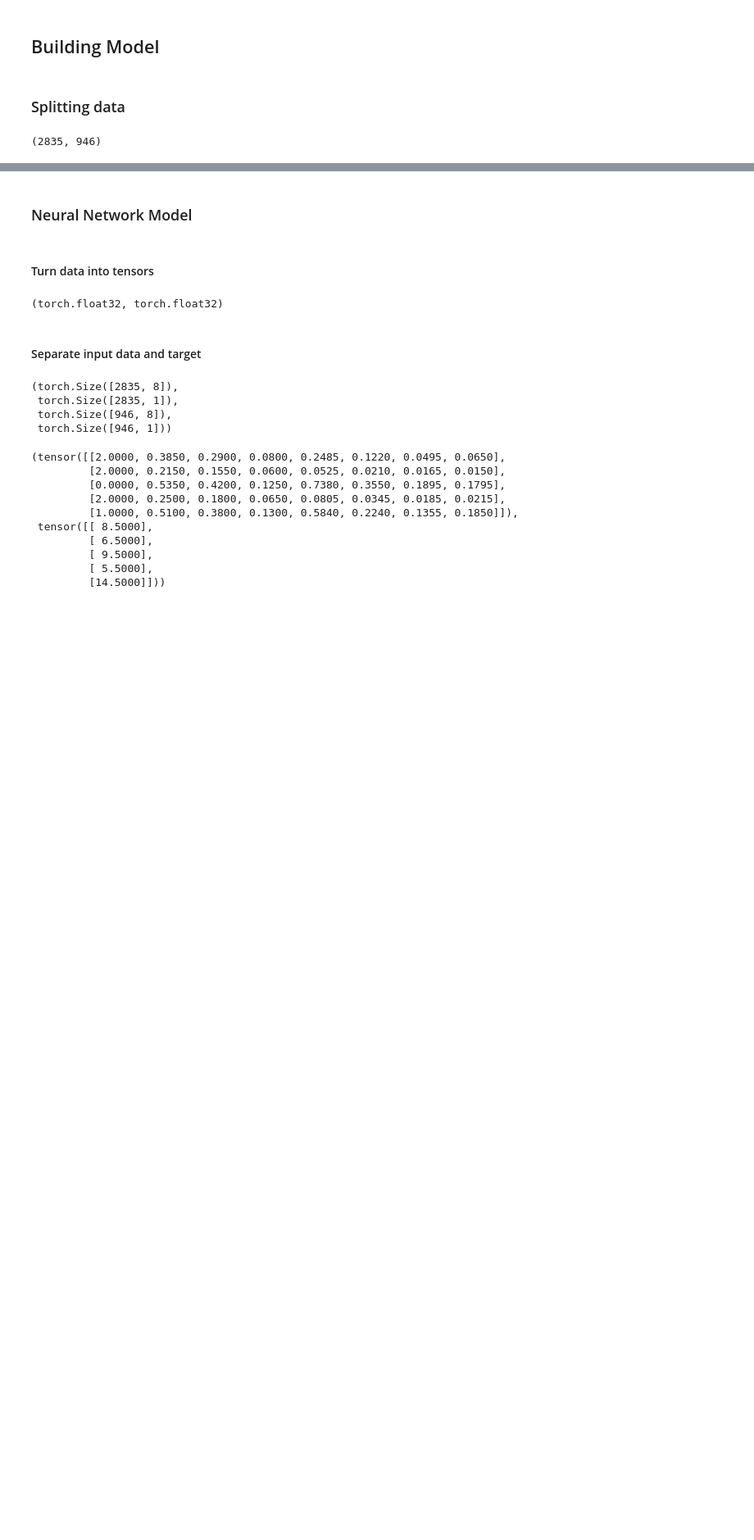
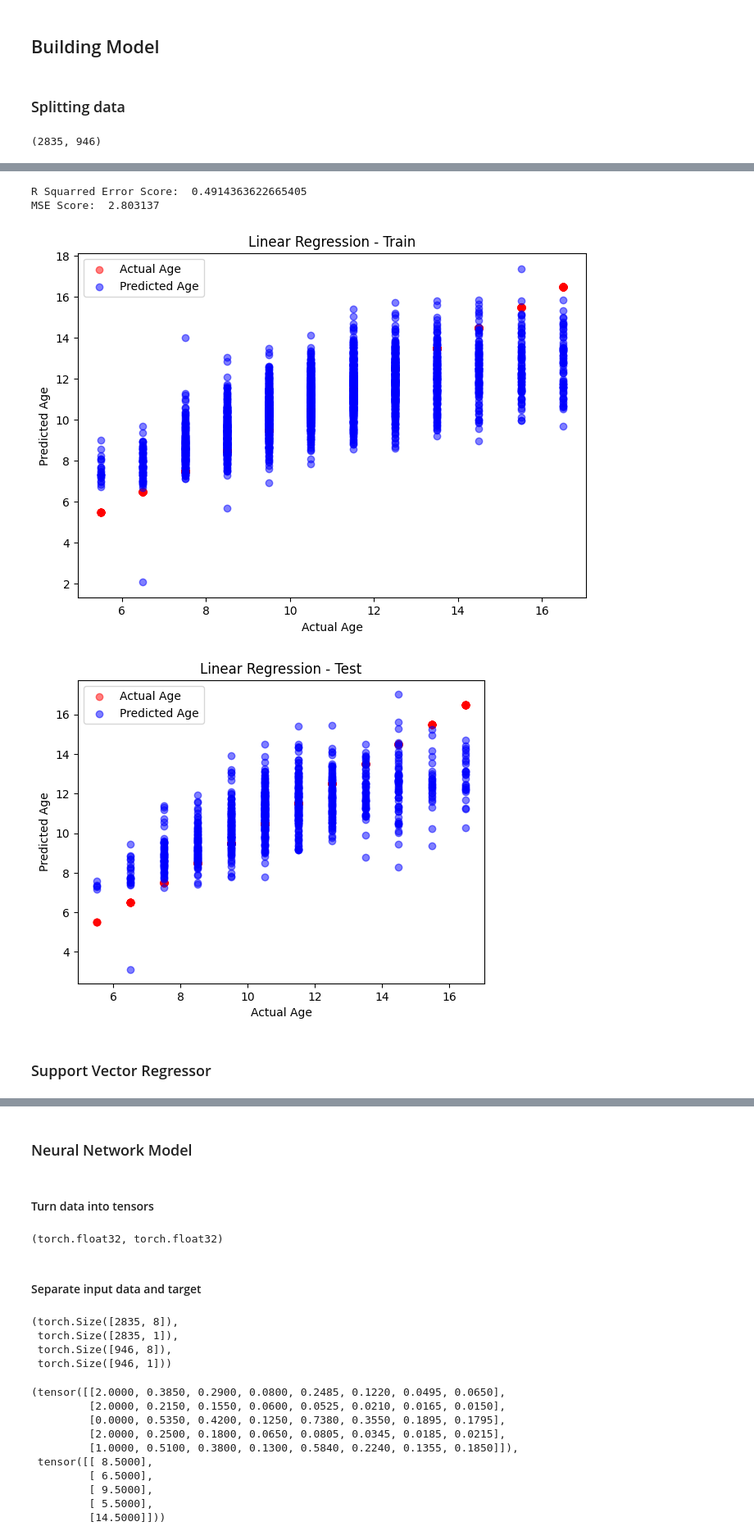
Before and after one commit to SovansunchhayKhoun/final-ml-project, a Jupyter notebook: main.ipynb, the cells around one changed output, grey strips where cells are left out. Shown at 82% size. Cells and saved outputs as stored; diff of their text form; code cells hidden in the pictures; blank space fills up the shorter version.

Commit message:
using the linear regression from sklearn and svr from sklearn

```diff
--- a/main.ipynb
+++ b/main.ipynb
@@ -274,0 +301,7 @@ len(train_data), len(test_data)
+# %%
+X_train, X_test, y_train, y_test = train_test_split(input_features, target_feature, test_size=0.25)
+
+X_train = X_train.astype('float32')
+X_test = X_test.astype('float32')
+y_train = y_train.astype('float32')
+y_test = y_test.astype('float32')
@@ -274,0 +312,4 @@ len(train_data), len(test_data)
+# %%
+from sklearn.linear_model import LinearRegression
+linear_reg = LinearRegression()
+linear_reg.fit(X_train, y_train)
@@ -274,0 +318,2 @@ len(train_data), len(test_data)
+# %%
+y_pred = linear_reg.predict(X_train)
@@ -274,0 +329,3 @@ len(train_data), len(test_data)
+# %%
+y_pred_test = linear_reg.predict(X_test)
+y_pred_test[:5], y_test[:5]
@@ -274,0 +341,33 @@ len(train_data), len(test_data)
+# %%
+r2_score = metrics.r2_score(y_test, y_pred_test)
+mse_score = metrics.mean_squared_error(y_test, y_pred_test)
+
+print("R Squarred Error Score: ", r2_score)
+print("MSE Score: ", mse_score)
+# %% [output]
+R Squarred Error Score:  0.4914363622665405
+MSE Score:  2.803137
+# %%
+plt.figure(figsize=(8, 12))
+plt.subplot(2, 1, 1)
+
+plt.scatter(y_train, y_train, color='red', label='Actual Age', alpha=0.5)
+plt.scatter(y_train, y_pred, color='blue', label='Predicted Age', alpha=0.5)
+plt.xlabel('Actual Age')
+plt.ylabel('Predicted Age')
+plt.title("Linear Regression - Train")
+plt.legend()
+plt.show()
+
+plt.scatter(y_test, y_test, color='red', label='Actual Age', alpha=0.5)
+plt.scatter(y_test, y_pred_test, color='blue', label='Predicted Age', alpha=0.5)
+plt.xlabel('Actual Age')
+plt.ylabel('Predicted Age')
+plt.title("Linear Regression - Test")
+plt.legend()
+plt.show()
+# %% [output]
+[figure, added]
+[figure, added]
+# %% [markdown]
+### Support Vector Regressor
```
Also changed, not shown: parts of 20 cells of this notebook, 1 other file.
